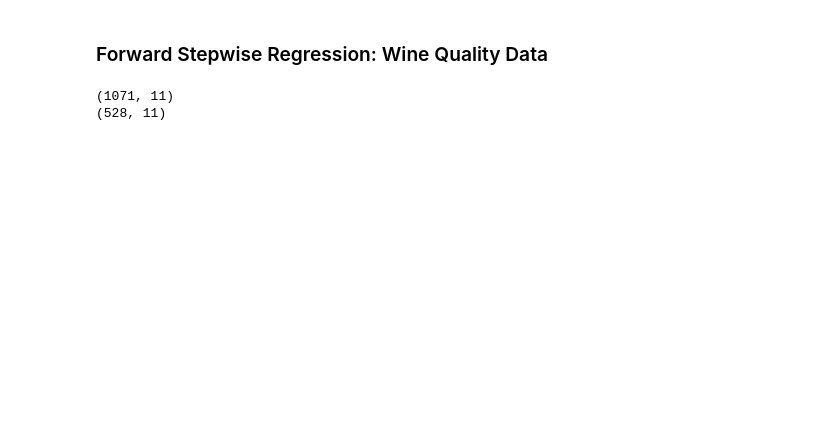
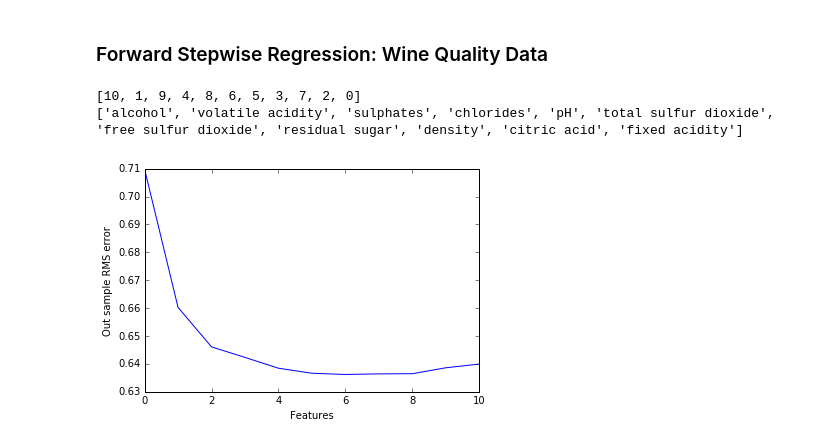
Before and after one commit to rohit-sa/ml_practice, a Jupyter notebook: pred_model_build.ipynb, the cells around one changed output. Cells and saved outputs as stored; diff of their text form; code cells hidden in the pictures; blank space fills up the shorter version.

Commit message:
wine_quality linear modelling

```diff
--- a/pred_model_build.ipynb
+++ b/pred_model_build.ipynb
@@ -114,15 +117,2 @@ plt.show()
 # %% [markdown]
 ### Forward Stepwise Regression: Wine Quality Data
-# %%
-target_url = "http://archive.ics.uci.edu/ml/machine-learning-databases/wine-quality/winequality-red.csv"
-data = pd.read_csv(target_url, header=0, sep=';')
-labels = data['quality']
-data.drop('quality', axis=1, inplace=True)
-for train_index, test_index in sss.split(data.values, labels):
-    X_train, y_train = data.values[train_index], labels[train_index]
-    X_test, y_test = data.values[test_index], labels[test_index]
-
-for col in data.columns:
-# %% [output]
-(1071, 11)
-(528, 11)
@@ -128,0 +128,58 @@ for col in data.columns:
+# %%
+target_url = "http://archive.ics.uci.edu/ml/machine-learning-databases/wine-quality/winequality-red.csv"
+data = pd.read_csv(target_url, header=0, sep=';')
+labels = data['quality']
+data.drop('quality', axis=1, inplace=True)
+sss = StratifiedShuffleSplit(n_splits=1, test_size=0.33, random_state=42)
+for train_index, test_index in sss.split(data.values, labels):
+    X_train, y_train = data.values[train_index], labels[train_index]
+    X_test, y_test = data.values[test_index], labels[test_index]
+
+#X_train, y_train, X_test, y_test = third_split(data.values,labels)
+
+n_feature = len(data.columns)
+test_list = []
+train_list = []
+feature_id_set = {i for i in range(n_feature)}
+feature_list = []
+out_sample_error = []
+
+for i in range(n_feature):
+    error_log = []
+    test_feature_list = []
+
+    for j in feature_id_set:
+        trial_feature_list = copy.deepcopy(train_list)
+        trial_test_list = copy.deepcopy(test_list)
+        new_feature = X_train[:,j]
+        new_test_feature = X_test[:,j]
+
+        trial_feature_list.append(new_feature)
+        trial_test_list.append(new_test_feature)
+
+        wq_model = linear_model.LinearRegression()
+        wq_model.fit(np.asarray(trial_feature_list).T, y_train)
+        test_pred = wq_model.predict(np.asarray(trial_test_list).T)
+        rms_error = np.linalg.norm(test_pred-y_test, 2)/np.sqrt(len(y_test))
+        error_log.append(rms_error)
+        test_feature_list.append(j)
+
+    best_feature_index = np.argmin(error_log)
+    feature_id = test_feature_list[best_feature_index]
+    train_list.append(X_train[:,feature_id])
+    test_list.append(X_test[:,feature_id])
+    feature_list.append(feature_id)
+    out_sample_error.append(error_log[best_feature_index])
+    feature_id_set.remove(feature_id)
+
+print(feature_list)
+feature_name_list = [data.columns[i] for i in feature_list]
+print(feature_name_list)
+plt.plot(range(n_feature), out_sample_error)
+plt.xlabel('Features')
+plt.ylabel('Out sample RMS error')
+plt.show()
+# %% [output]
+[10, 1, 9, 4, 8, 6, 5, 3, 7, 2, 0]
+['alcohol', 'volatile acidity', 'sulphates', 'chlorides', 'pH', 'total sulfur dioxide', 'free sulfur dioxide', 'residual sugar', 'density', 'citric acid', 'fixed acidity']
+[figure, added]
```
Also changed, not shown: parts of 4 cells of this notebook, 1 other file.
